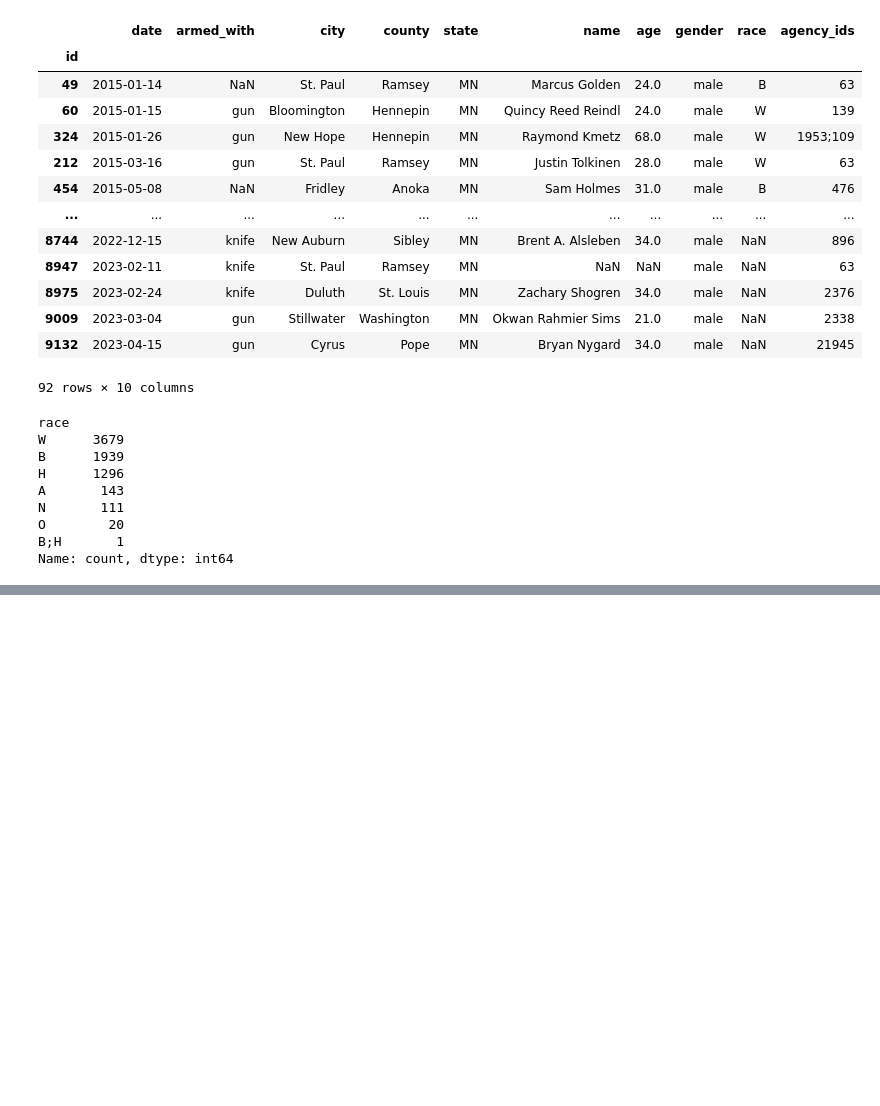
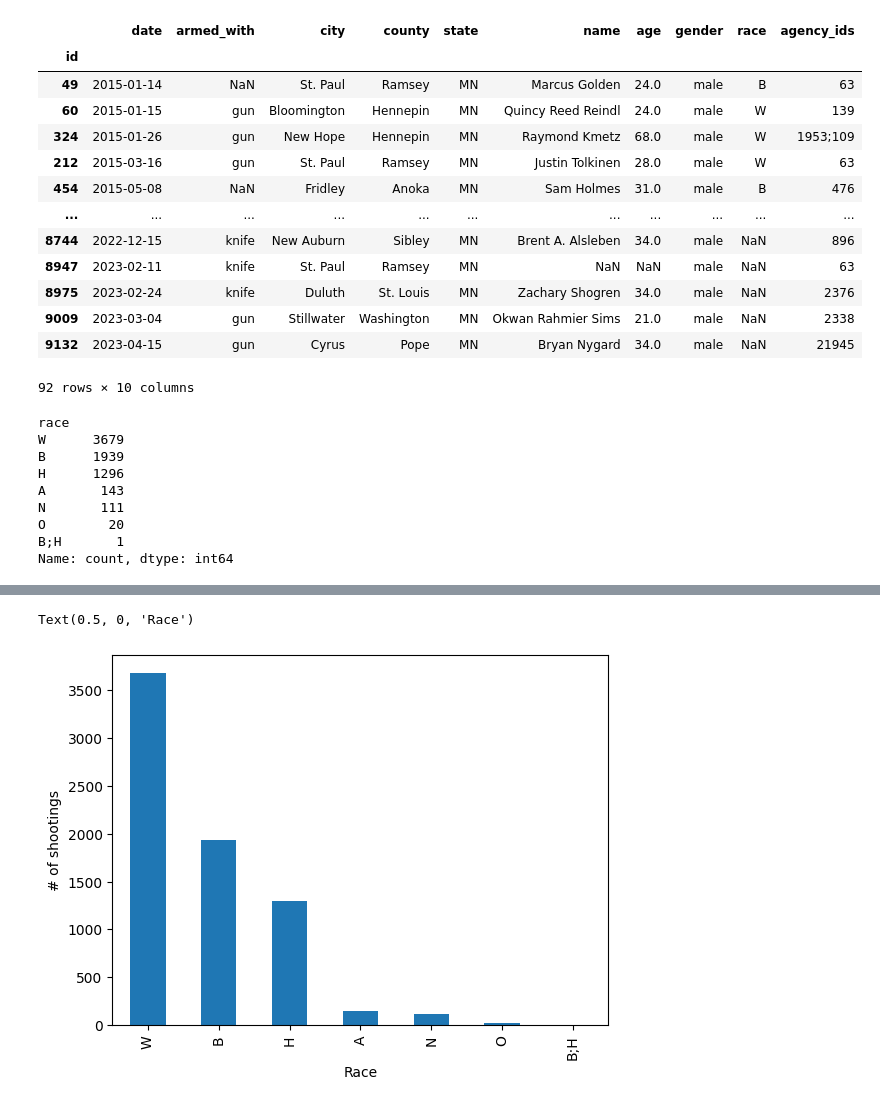
Before and after one commit to esantema/data-police-shootings, a Jupyter notebook: v2/Fatal_Shootings_Final.ipynb, the cells around one changed output, grey strips where cells are left out. Drawn from its saved outputs; the diff is of its cells as text; code cells hidden in the pictures; blank space fills up the shorter version.

```diff
--- a/v2/Fatal_Shootings_Final.ipynb
+++ b/v2/Fatal_Shootings_Final.ipynb
@@ -177,0 +203,10 @@ ValueError: Grouper for 'race' not 1-dimensional
+# %%
+#Task 3, Q6A
+import matplotlib.pyplot as plt
+
+race_df.plot(kind="bar")
+plt.ylabel("# of shootings")
+plt.xlabel("Race")
+# %% [output]
+Text(0.5, 0, 'Race')
+[figure, added]
```
Also changed, not shown: parts of 5 cells of this notebook.
